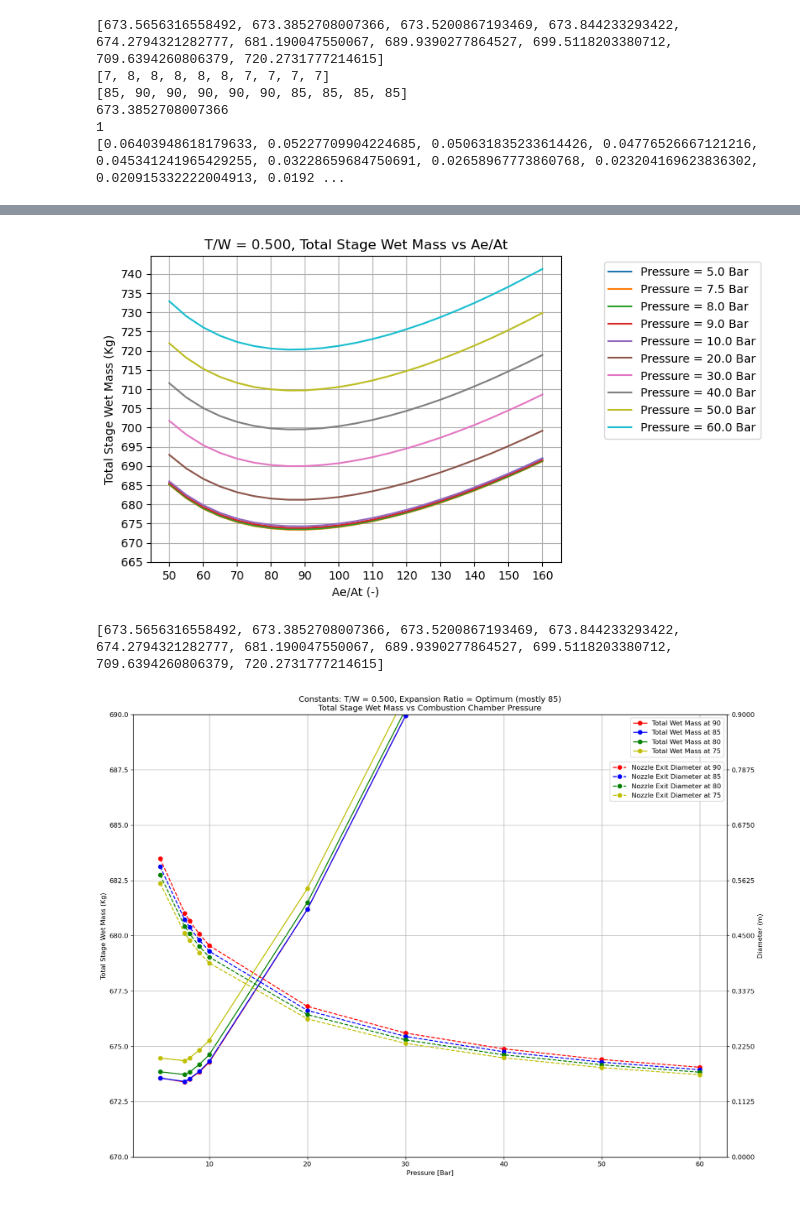
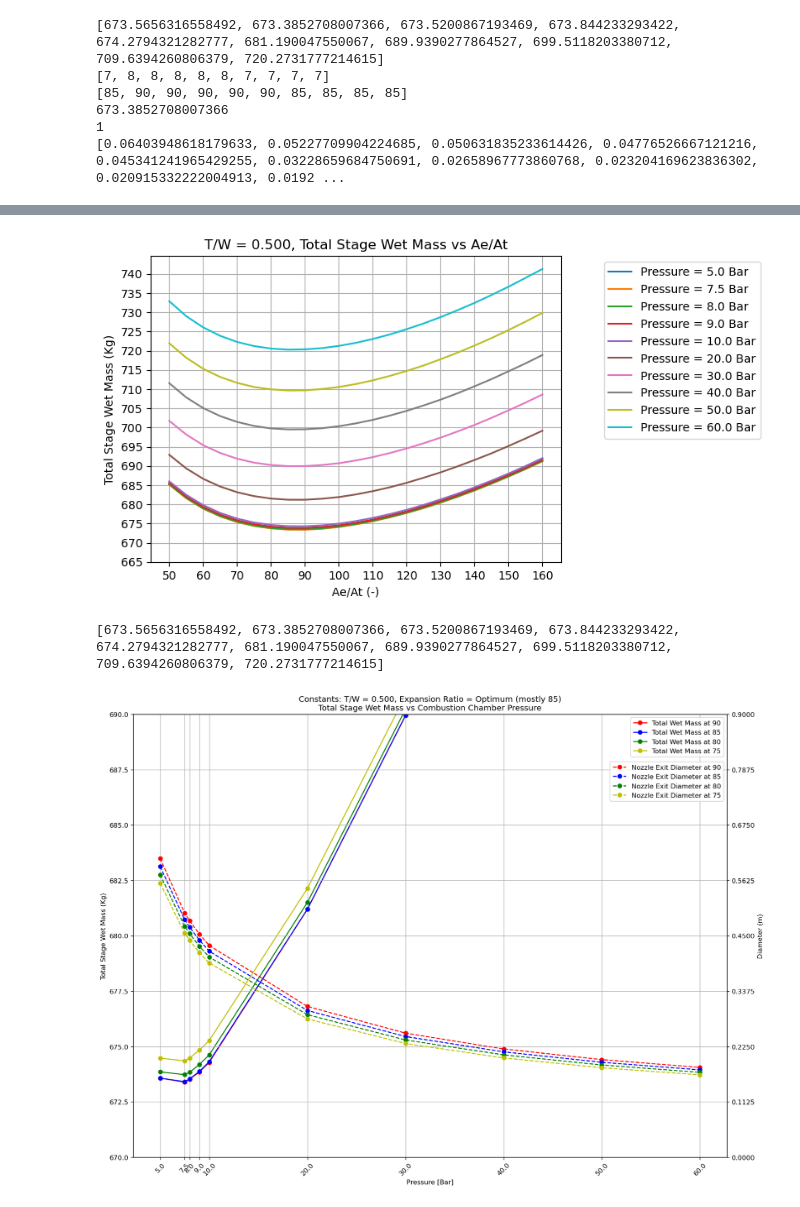
Before and after one commit to krainrpmt/Senior-Project-Electric-Turbopump, a Jupyter notebook: Pump Specification Calculator.ipynb, the cells around one changed output, grey strips where cells are left out. Saved outputs shown, nothing was run; the diff lists cells and outputs as text; code cells hidden in the pictures.

```diff
--- a/Pump Specification Calculator.ipynb
+++ b/Pump Specification Calculator.ipynb
@@ -1084,32 +1084,34 @@ ax.plot(np.array(Pressure_Keys)/1e5,[Rocket_Performance_Library[Pressure_Keys[i]
 
 #ax.plot(dt_list,min_mass,'ro-')
 ax.set_xlabel('Pressure [Bar]')
+ax.set_xticks([5,7.5,8.0,9.0,10.0,20,30,40,50,60])
+ax.tick_params(axis='x', labelrotation = 45)
 ax.set_ylabel('Total Stage Wet Mass (Kg)')
 ax.set_ylim([670,690])
 
 ax2 = ax.twinx()
 #ax2.plot(np.array(Pressure_Keys)/1e5, Dt, '--ok', label='Nozzle Throat Diameter')
 #ax2.plot(np.array(Pressure_Keys)/1e5, De, '--or', label='Nozzle Exit Diameter at 85')
 ax2.plot(np.array(Pressure_Keys)/1e5, np.sqrt(np.array([Rocket_Performance_Library[Pressure_Keys[i]]['dt'][8] for i in range(len(Pressure_Keys))])**2*nozzle_expansion_ratio0[8]), '--or', label=f'Nozzle Exit Diameter at {nozzle_expansion_ratio0[8]}')
 ax2.plot(np.array(Pressure_Keys)/1e5, np.sqrt(np.array([Rocket_Performance_Library[Pressure_Keys[i]]['dt'][7] for i in range(len(Pressure_Keys))])**2*nozzle_expansion_ratio0[7]), '--ob', label=f'Nozzle Exit Diameter at {nozzle_expansion_ratio0[7]}')
 ax2.plot(np.array(Pressure_Keys)/1e5, np.sqrt(np.array([Rocket_Performance_Library[Pressure_Keys[i]]['dt'][6] for i in range(len(Pressure_Keys))])**2*nozzle_expansion_ratio0[6]), '--og', label=f'Nozzle Exit Diameter at {nozzle_expansion_ratio0[6]}')
 ax2.plot(np.array(Pressure_Keys)/1e5, np.sqrt(np.array([Rocket_Performance_Library[Pressure_Keys[i]]['dt'][5] for i in range(len(Pressure_Keys))])**2*nozzle_expansion_ratio0[5]), '--oy', label=f'Nozzle Exit Diameter at {nozzle_expansion_ratio0[5]}')
 
 ax2.set_ylabel('Diameter (m)')
 ax2.set_yticks(np.linspace(0,0.90,9))
 
 plt.title('Constants: T/W = 0.500, Expansion Ratio = Optimum (mostly 85)\nTotal Stage Wet Mass vs Combustion Chamber Pressure')
 
 ax.grid(axis = 'x')
 ax2.grid()
 ax.legend()
 ax2.legend(bbox_to_anchor=(1,0.9))
 plt.show()
 # %% [output]
 [figure]
 [figure]
 [figure]
 [figure]
 [figure]
 [673.5656316558492, 673.3852708007366, 673.5200867193469, 673.844233293422, 674.2794321282777, 681.190047550067, 689.9390277864527, 699.5118203380712, 709.6394260806379, 720.2731777214615]
-[figure, old version]
+[figure, new version]
```
Also changed, not shown: 1 other file.
